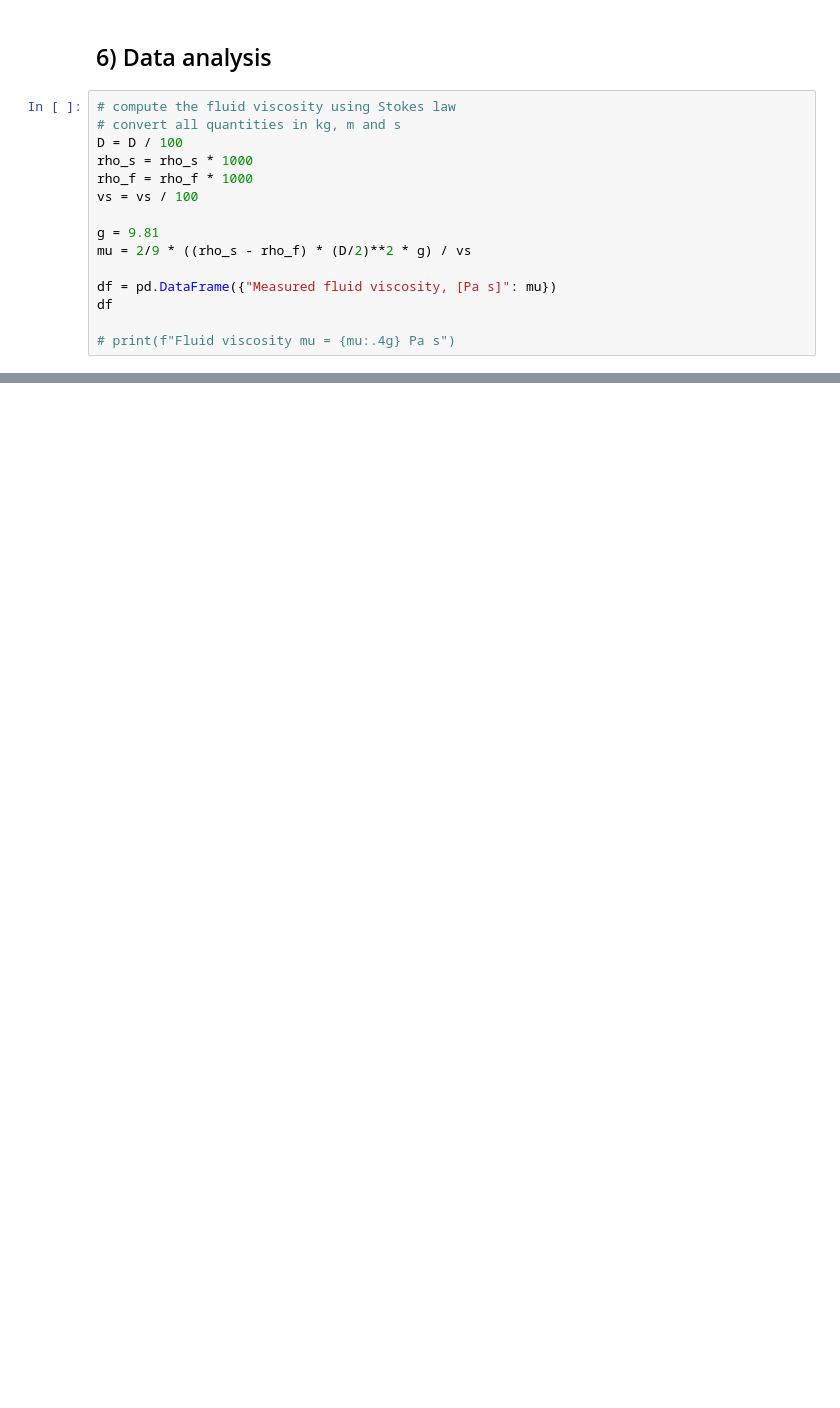
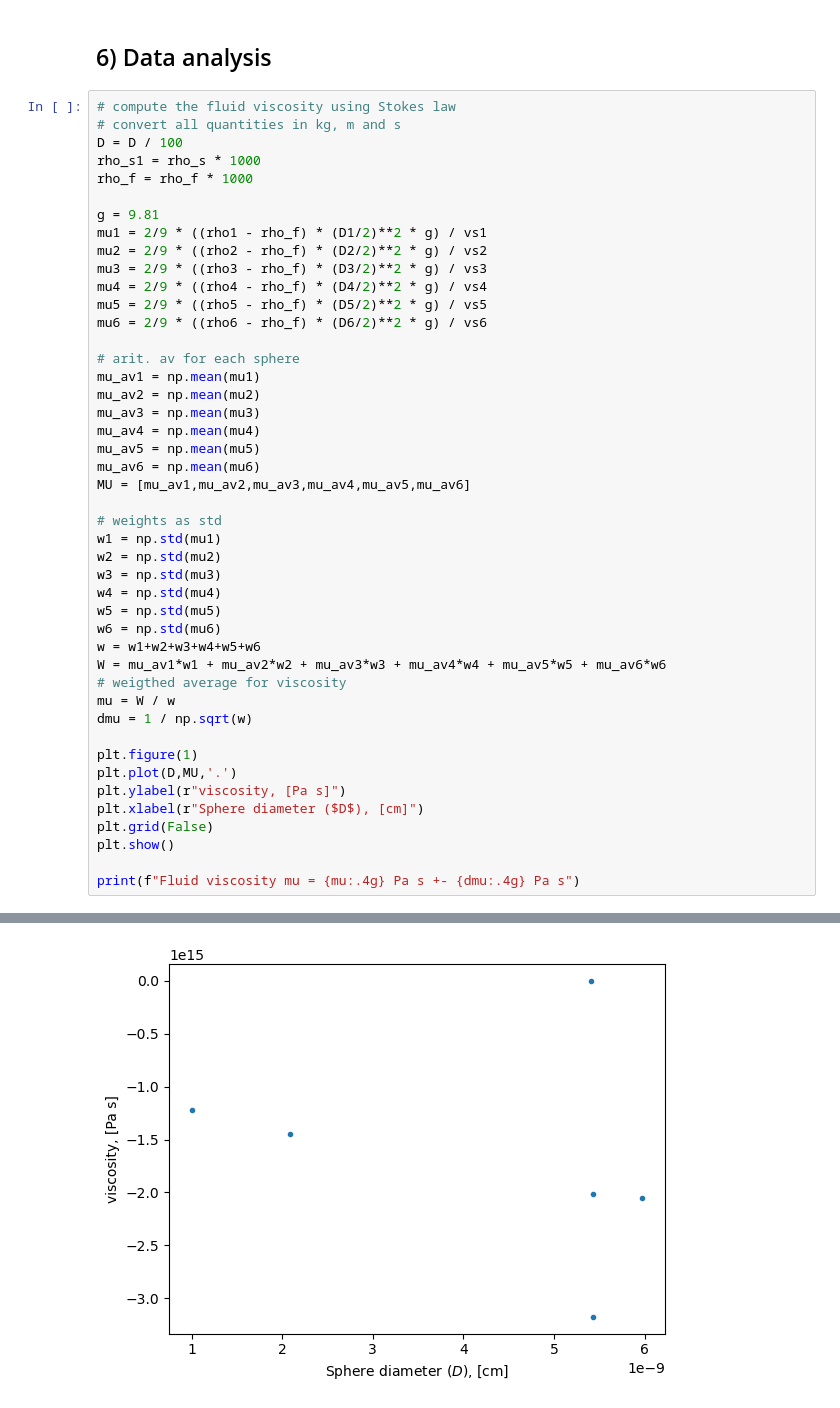
Before and after one commit to pietrodeanna/UNIL-ENV-SCI-Teaching-Lab, a Jupyter notebook: content/EXPERIMENT_1.ipynb, the cells around one changed output, grey strips where cells are left out. Cells and saved outputs as stored; diff of their text form; blank space fills up the shorter version.

```diff
--- a/content/EXPERIMENT_1.ipynb
+++ b/content/EXPERIMENT_1.ipynb
@@ -130,15 +182,45 @@ plt.show()
 # compute the fluid viscosity using Stokes law
 # convert all quantities in kg, m and s
 D = D / 100
-rho_s = rho_s * 1000
+rho_s1 = rho_s * 1000
 rho_f = rho_f * 1000
-vs = vs / 100
 
 g = 9.81
-mu = 2/9 * ((rho_s - rho_f) * (D/2)**2 * g) / vs
+mu1 = 2/9 * ((rho1 - rho_f) * (D1/2)**2 * g) / vs1
+mu2 = 2/9 * ((rho2 - rho_f) * (D2/2)**2 * g) / vs2
+mu3 = 2/9 * ((rho3 - rho_f) * (D3/2)**2 * g) / vs3
+mu4 = 2/9 * ((rho4 - rho_f) * (D4/2)**2 * g) / vs4
+mu5 = 2/9 * ((rho5 - rho_f) * (D5/2)**2 * g) / vs5
+mu6 = 2/9 * ((rho6 - rho_f) * (D6/2)**2 * g) / vs6
 
-df = pd.DataFrame({"Measured fluid viscosity, [Pa s]": mu})
-df
+# arit. av for each sphere
+mu_av1 = np.mean(mu1)
+mu_av2 = np.mean(mu2)
+mu_av3 = np.mean(mu3)
+mu_av4 = np.mean(mu4)
+mu_av5 = np.mean(mu5)
+mu_av6 = np.mean(mu6)
+MU = [mu_av1,mu_av2,mu_av3,mu_av4,mu_av5,mu_av6]
 
-# print(f"Fluid viscosity mu = {mu:.4g} Pa s")
+# weights as std
+w1 = np.std(mu1)
+w2 = np.std(mu2)
+w3 = np.std(mu3)
+w4 = np.std(mu4)
+w5 = np.std(mu5)
+w6 = np.std(mu6)
+w = w1+w2+w3+w4+w5+w6
+W = mu_av1*w1 + mu_av2*w2 + mu_av3*w3 + mu_av4*w4 + mu_av5*w5 + mu_av6*w6
+# weigthed average for viscosity
+mu = W / w
+dmu = 1 / np.sqrt(w)
+
+plt.figure(1)
+plt.plot(D,MU,'.')
+plt.ylabel(r"viscosity, [Pa s]")
+plt.xlabel(r"Sphere diameter ($D$), [cm]")
+plt.grid(False)
+plt.show()
+
+print(f"Fluid viscosity mu = {mu:.4g} Pa s +- {dmu:.4g} Pa s")
 # %% [output]
@@ -150,0 +227 @@ df
+[figure, added]
```
Also changed, not shown: parts of 5 cells of this notebook.
